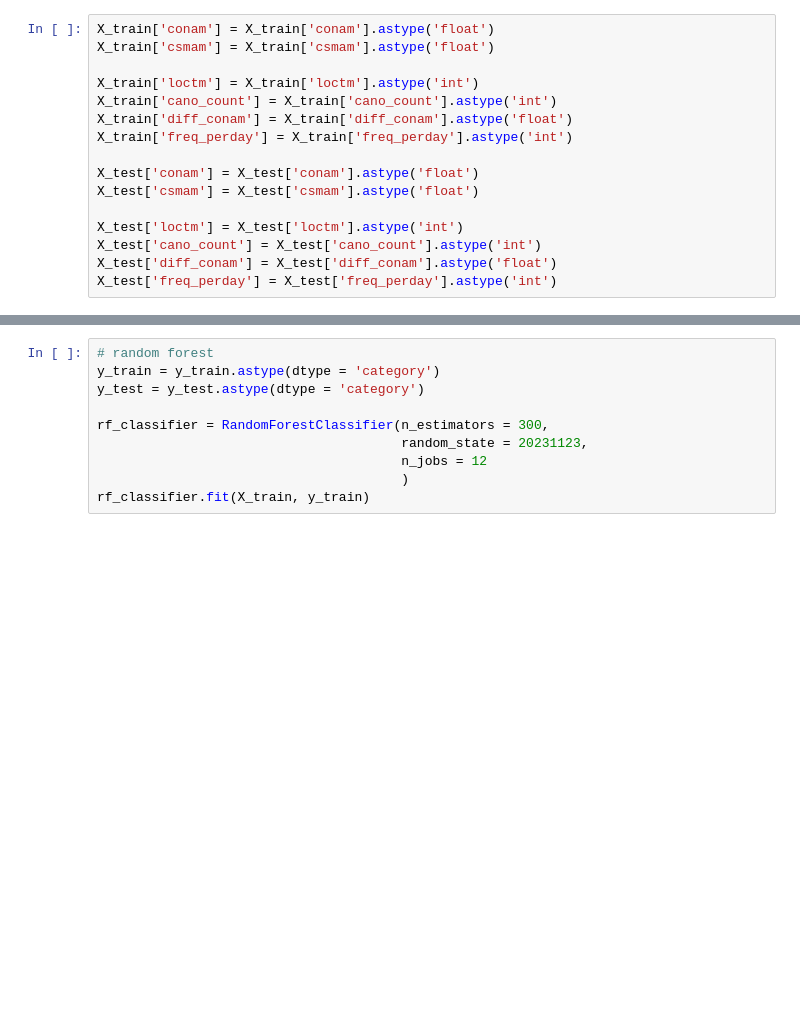
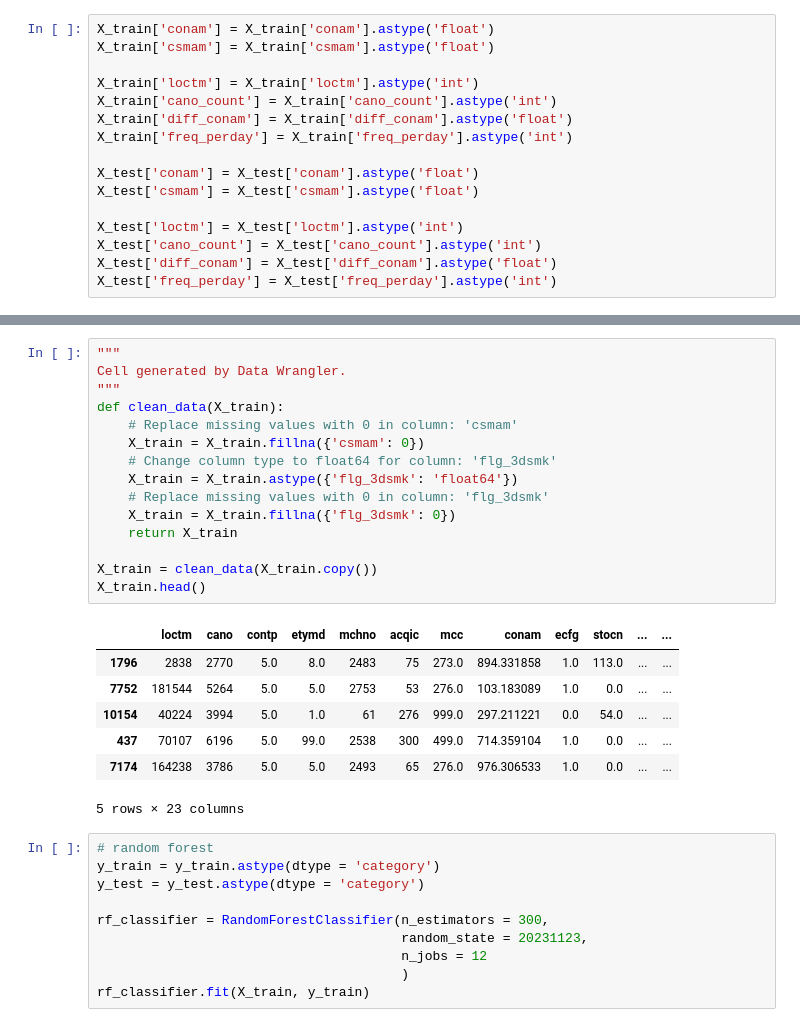
Before and after one commit to jmwu91/ML, a Jupyter notebook: HW/mid/mid_2.ipynb, the cells around one changed output, grey strips where cells are left out. Cells and saved outputs as stored; diff of their text form; blank space fills up the shorter version.

```diff
--- a/HW/mid/mid_2.ipynb
+++ b/HW/mid/mid_2.ipynb
@@ -472,6 +475,29 @@ And if memory is not enough, you can set `force_col_wise=true`.
 Training until validation scores don't improve for 200 rounds
 Early stopping, best iteration is:
 [130]   training's binary_logloss: 0.031564     valid_1's binary_logloss: 0.115892
+# %%
+"""
+Cell generated by Data Wrangler.
+"""
+def clean_data(X_train):
+    # Replace missing values with 0 in column: 'csmam'
+    X_train = X_train.fillna({'csmam': 0})
+    # Change column type to float64 for column: 'flg_3dsmk'
+    X_train = X_train.astype({'flg_3dsmk': 'float64'})
+    # Replace missing values with 0 in column: 'flg_3dsmk'
+    X_train = X_train.fillna({'flg_3dsmk': 0})
+    return X_train
+
+X_train = clean_data(X_train.copy())
+X_train.head()
+# %% [output]
+|  | loctm | cano | contp | etymd | mchno | acqic | mcc | conam | ecfg | stocn | ... | ... |
+| 1796 | 2838 | 2770 | 5.0 | 8.0 | 2483 | 75 | 273.0 | 894.331858 | 1.0 | 113.0 | ... | ... |
+| 7752 | 181544 | 5264 | 5.0 | 5.0 | 2753 | 53 | 276.0 | 103.183089 | 1.0 | 0.0 | ... | ... |
+| 10154 | 40224 | 3994 | 5.0 | 1.0 | 61 | 276 | 999.0 | 297.211221 | 0.0 | 54.0 | ... | ... |
+| 437 | 70107 | 6196 | 5.0 | 99.0 | 2538 | 300 | 499.0 | 714.359104 | 1.0 | 0.0 | ... | ... |
+| 7174 | 164238 | 3786 | 5.0 | 5.0 | 2493 | 65 | 276.0 | 976.306533 | 1.0 | 0.0 | ... | ... |
+5 rows × 23 columns
 # %%
 # random forest
 y_train = y_train.astype(dtype = 'category')
```
Also changed, not shown: parts of 19 cells of this notebook, 1 other file.
